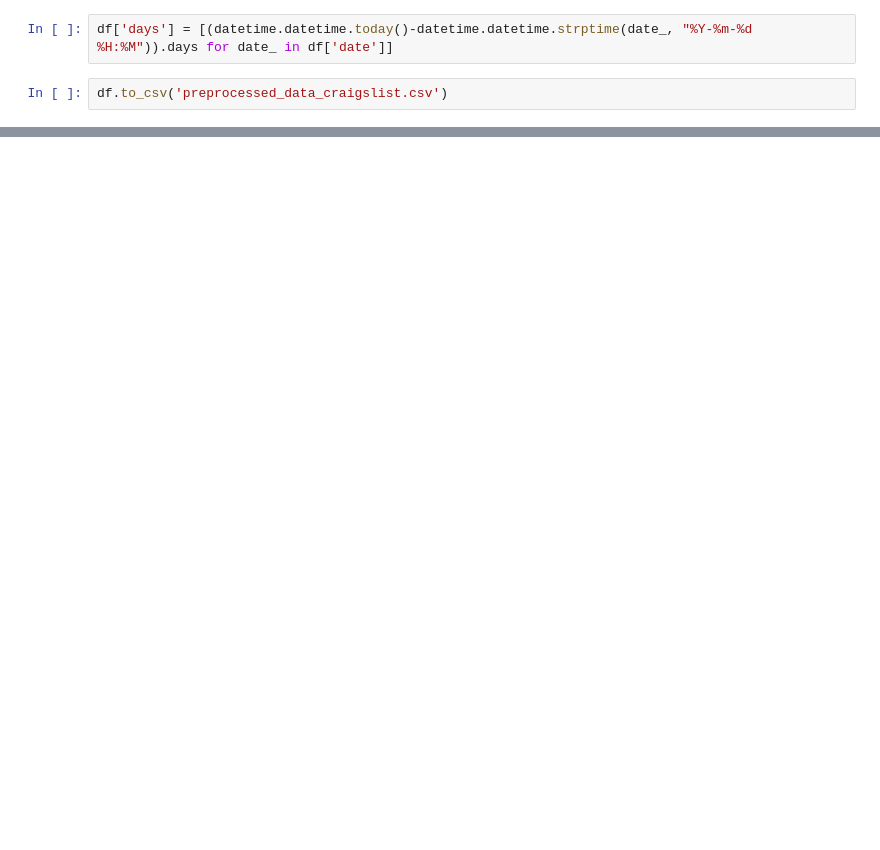
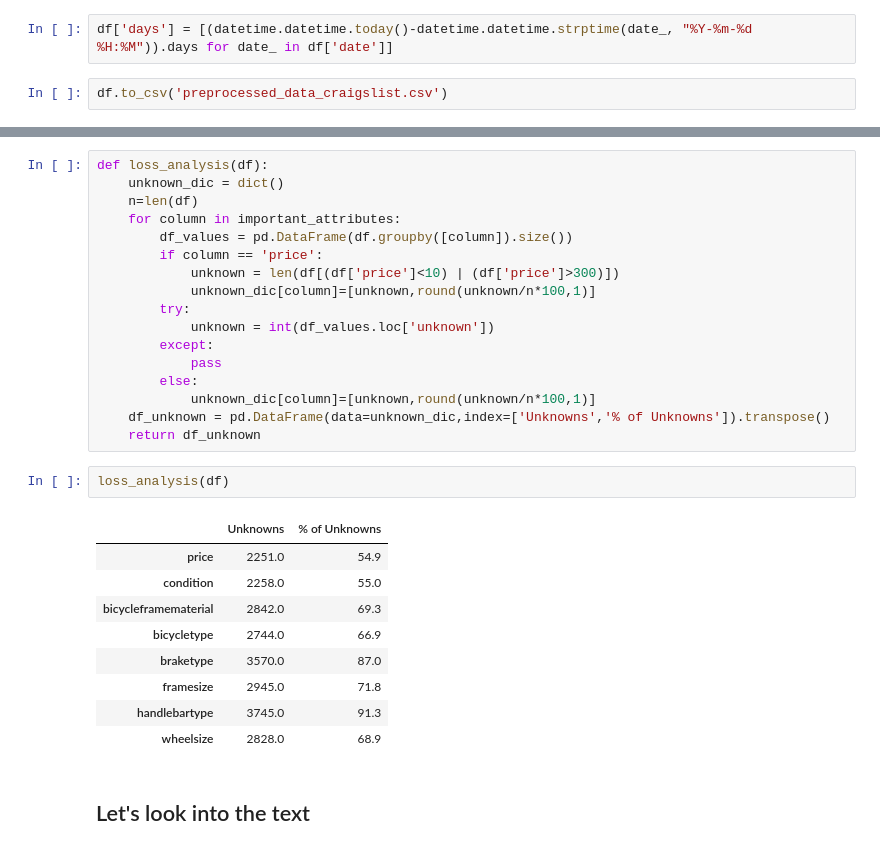
Before and after one commit to noeht/Data-Analytics---BEstimate, a Jupyter notebook: craigslist_preprocessing.ipynb, the cells around one changed output, grey strips where cells are left out. Cells and saved outputs as stored; diff of their text form; blank space fills up the shorter version.

```diff
--- a/craigslist_preprocessing.ipynb
+++ b/craigslist_preprocessing.ipynb
@@ -514,0 +640,31 @@ df.to_csv('preprocessed_data_craigslist.csv')
+# %%
+def loss_analysis(df):
+    unknown_dic = dict()
+    n=len(df)
+    for column in important_attributes:
+        df_values = pd.DataFrame(df.groupby([column]).size())
+        if column == 'price':
+            unknown = len(df[(df['price']<10) | (df['price']>300)])
+            unknown_dic[column]=[unknown,round(unknown/n*100,1)]
+        try:
+            unknown = int(df_values.loc['unknown'])
+        except:
+            pass
+        else:
+            unknown_dic[column]=[unknown,round(unknown/n*100,1)]
+    df_unknown = pd.DataFrame(data=unknown_dic,index=['Unknowns','% of Unknowns']).transpose()
+    return df_unknown
+# %%
+loss_analysis(df)
+# %% [output]
+|  | Unknowns | % of Unknowns |
+| price | 2251.0 | 54.9 |
+| condition | 2258.0 | 55.0 |
+| bicycleframematerial | 2842.0 | 69.3 |
+| bicycletype | 2744.0 | 66.9 |
+| braketype | 3570.0 | 87.0 |
+| framesize | 2945.0 | 71.8 |
+| handlebartype | 3745.0 | 91.3 |
+| wheelsize | 2828.0 | 68.9 |
+# %% [markdown]
+## Let's look into the text
```
Also changed, not shown: parts of 30 cells of this notebook, 9 other files.
